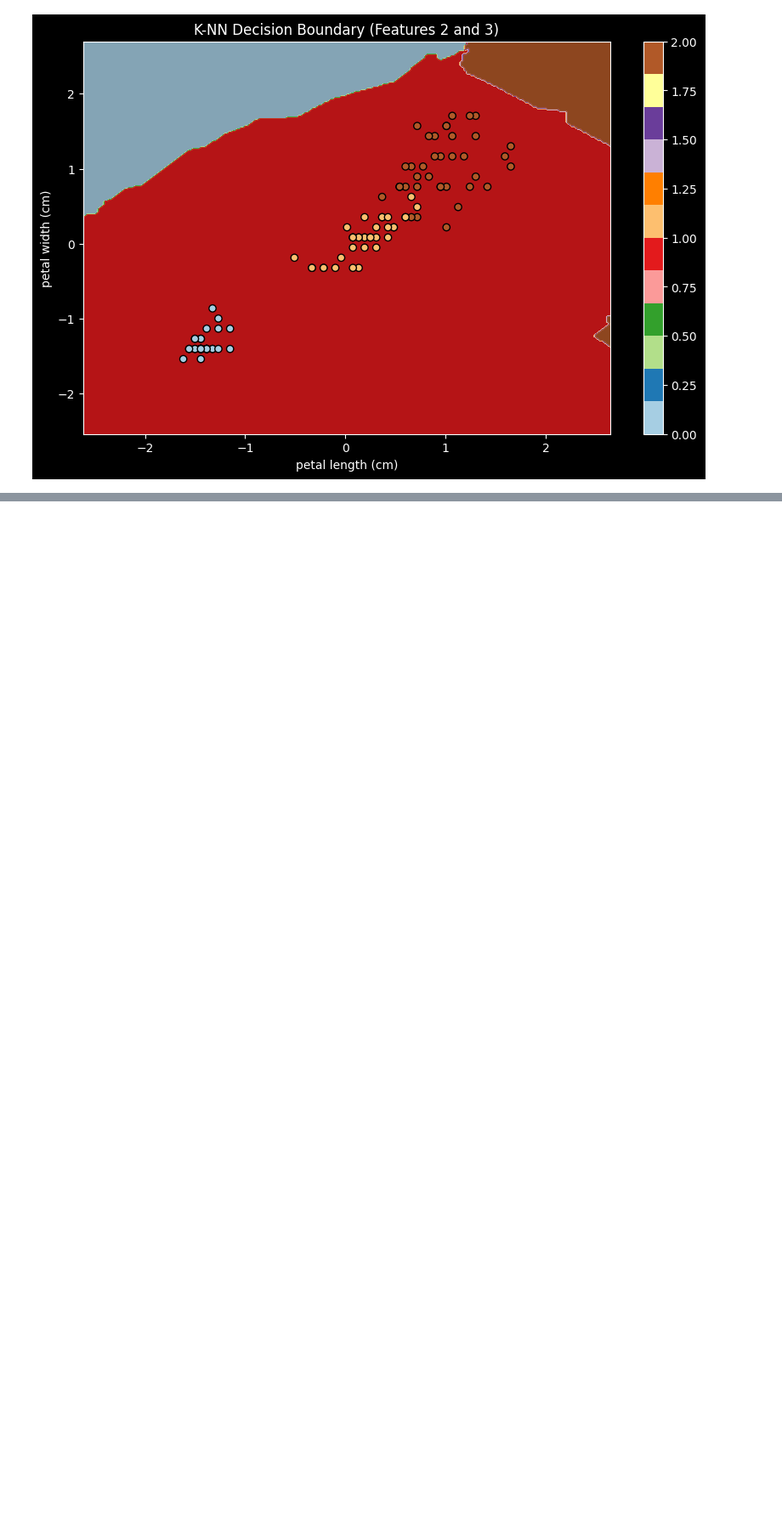
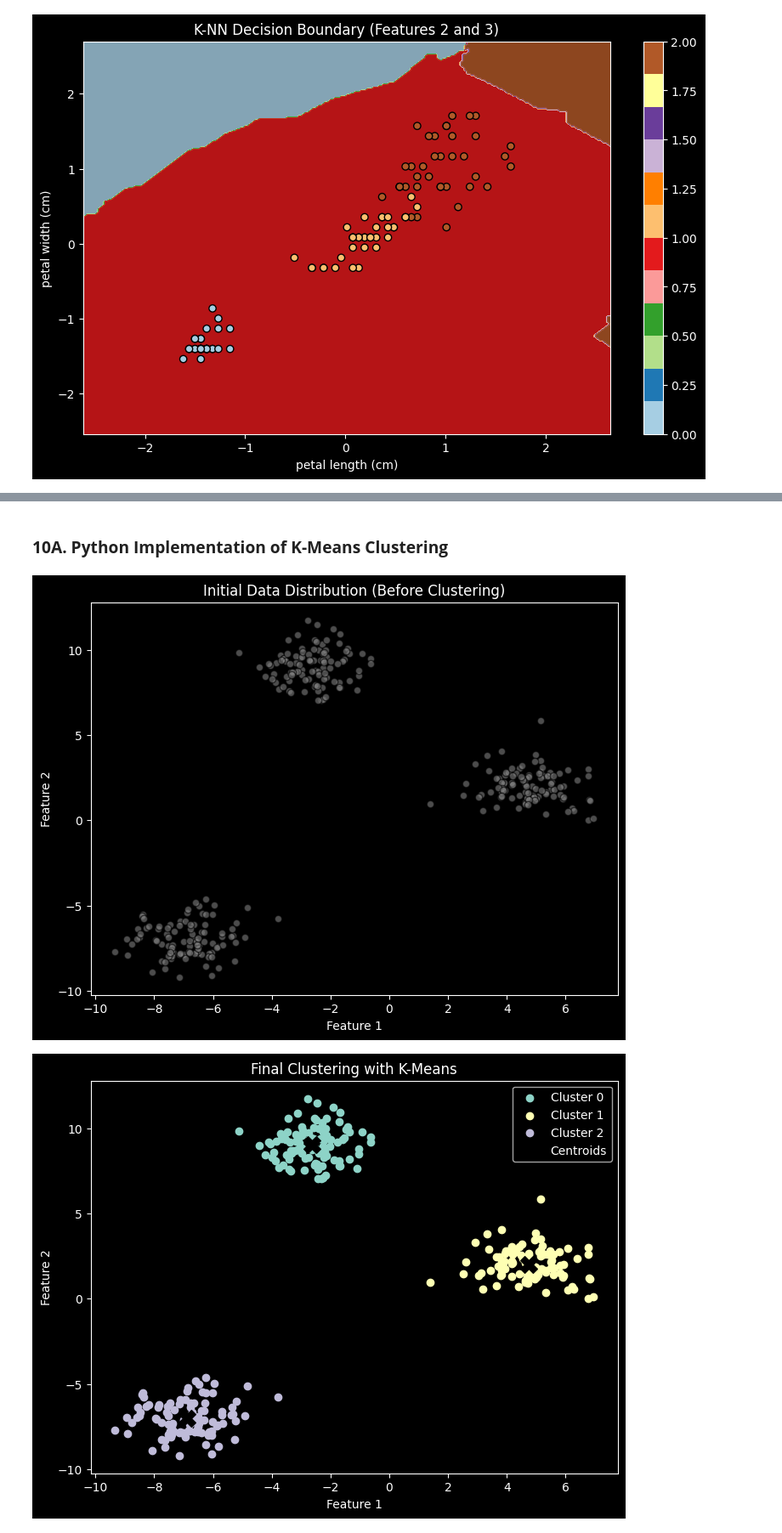
Before and after one commit to ideepankarsharma2003/MCA, a Jupyter notebook: Semester 03/Assignments/(OMC309) Artificial Intelligence and Machine Learning Laboratory/solution.ipynb, the cells around one changed output, grey strips where cells are left out. Shown at 85% size. Saved outputs shown, nothing was run; the diff lists cells and outputs as text; code cells hidden in the pictures; blank space fills up the shorter version.

```diff
--- a/Semester 03/Assignments/(OMC309) Artificial Intelligence and Machine Learning Laboratory/solution.ipynb
+++ b/Semester 03/Assignments/(OMC309) Artificial Intelligence and Machine Learning Laboratory/solution.ipynb
@@ -679,0 +848,79 @@ Accuracy: 0.28888888888888886
+# %% [markdown]
+### **10A. Python Implementation of K-Means Clustering**
+# %%
+import numpy as np
+import matplotlib.pyplot as plt
+from sklearn.datasets import make_blobs
+
+class KMeans:
+    def __init__(self, k=3, max_iters=100, tolerance=1e-4):
+        self.k = k
+        self.max_iters = max_iters
+        self.tolerance = tolerance
+        self.centroids = None
+
+    def fit(self, X):
+        n_samples, n_features = X.shape
+        self.centroids = X[np.random.choice(n_samples, self.k, replace=False)]
+
+        for _ in range(self.max_iters):
+            # Assign clusters
+            distances = np.array([[np.linalg.norm(x - centroid) for centroid in self.centroids] for x in X])
+            cluster_labels = np.argmin(distances, axis=1)
+
+            # Compute new centroids
+            new_centroids = np.array([X[cluster_labels == k].mean(axis=0) for k in range(self.k)])
+
+            # Check for convergence
+            if np.all(np.abs(new_centroids - self.centroids) < self.tolerance):
+                break
+
+            self.centroids = new_centroids
+
+        self.cluster_labels = cluster_labels
+
+    def predict(self, X):
+        distances = np.array([[np.linalg.norm(x - centroid) for centroid in self.centroids] for x in X])
+        return np.argmin(distances, axis=1)
+
+# Generate synthetic dataset with better cluster separation
+X, y_true = make_blobs(n_samples=300, n_features=2, centers=3, cluster_std=1.0, random_state=42)
+
+# Plot initial dataset
+def plot_initial_data(X):
+    plt.figure(figsize=(8, 6))
+    plt.scatter(X[:, 0], X[:, 1], color='gray', alpha=0.6, edgecolors='k')
+    plt.xlabel("Feature 1")
+    plt.ylabel("Feature 2")
+    plt.title("Initial Data Distribution (Before Clustering)")
+    plt.show()
+
+plot_initial_data(X)
+
+# Apply K-Means
+kmeans = KMeans(k=3)
+kmeans.fit(X)
+
+# Predictions
+clusters = kmeans.predict(X)
+
+# Plot final clusters
+def plot_clusters(X, clusters, centroids):
+    plt.figure(figsize=(8, 6))
+    for i in range(kmeans.k):
+        plt.scatter(X[clusters == i, 0], X[clusters == i, 1], label=f"Cluster {i}")
+
+    plt.scatter(centroids[:, 0], centroids[:, 1], color='black', marker='X', s=200, label="Centroids")
+    plt.xlabel("Feature 1")
+    plt.ylabel("Feature 2")
+    plt.title("Final Clustering with K-Means")
+    plt.legend()
+    plt.show()
+
+plot_clusters(X, clusters, kmeans.centroids)
+
+# Print results
+print("Centroids:\n", kmeans.centroids)
+# %% [output]
+[figure, added]
+[figure, added]
```
Also changed, not shown: parts of 7 cells of this notebook, 4 other files.
